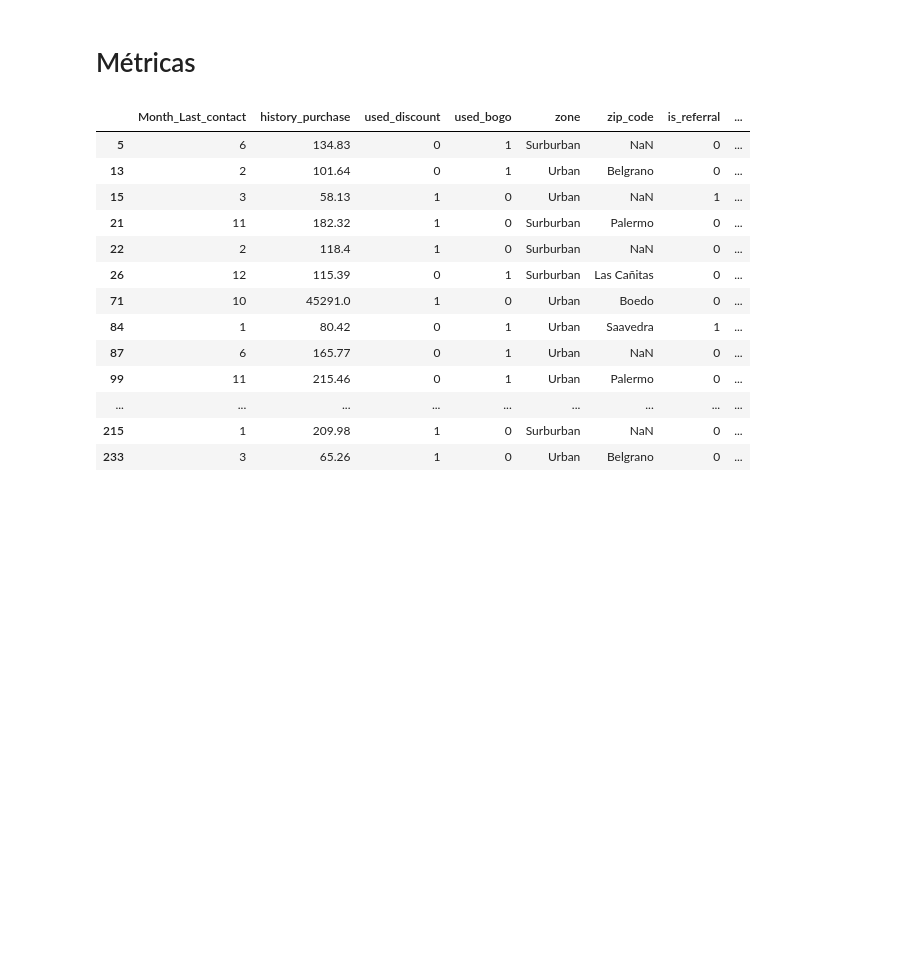
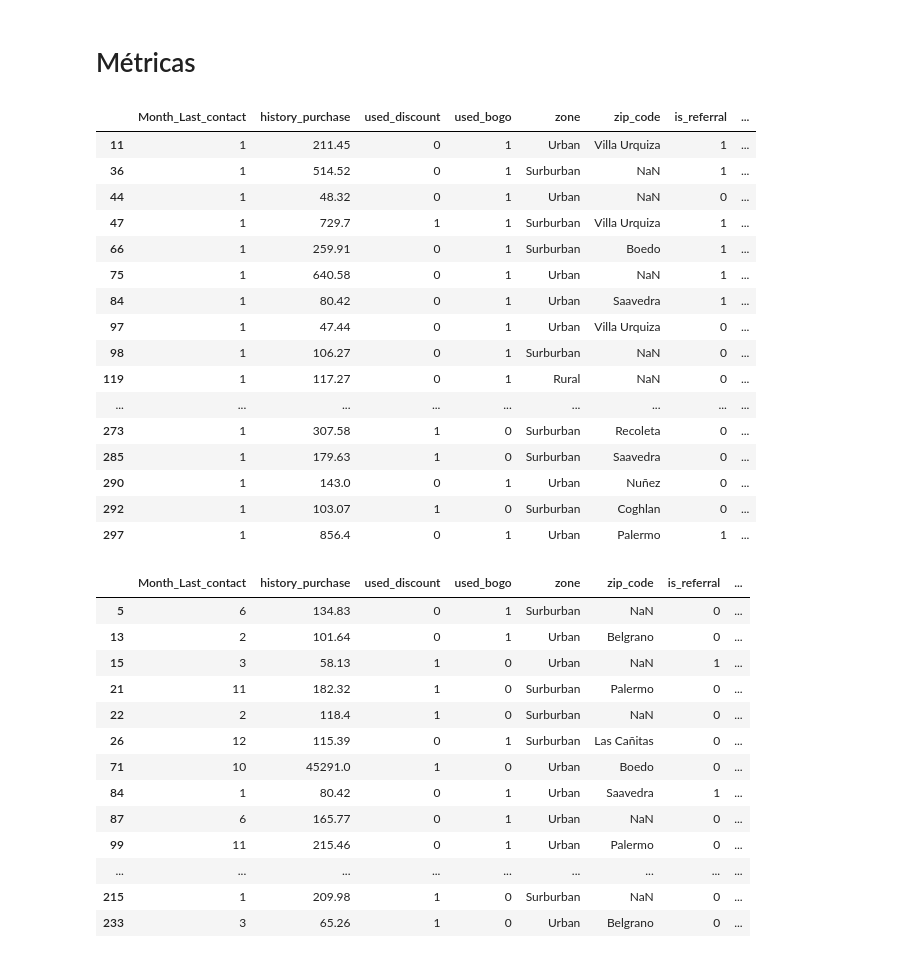
Before and after one commit to Sifrisky/business_analytics, a Jupyter notebook: TareaCoder.ipynb, the cells around one changed output. Cells and saved outputs as stored; diff of their text form; code cells hidden in the pictures; blank space fills up the shorter version.

```diff
--- a/TareaCoder.ipynb
+++ b/TareaCoder.ipynb
@@ -26,6 +26,28 @@ df
 299 rows × 14 columns
 # %% [markdown]
 # Métricas
+# %%
+#Queremos estudiar la cantidad de personas que entraron a la página a través del video.
+
+df[df['Month_Last_contact'] == 1]
+# %% [output]
+|  | Month_Last_contact | history_purchase | used_discount | used_bogo | zone | zip_code | is_referral | ... |
+| 11 | 1 | 211.45 | 0 | 1 | Urban | Villa Urquiza | 1 | ... |
+| 36 | 1 | 514.52 | 0 | 1 | Surburban | NaN | 1 | ... |
+| 44 | 1 | 48.32 | 0 | 1 | Urban | NaN | 0 | ... |
+| 47 | 1 | 729.7 | 1 | 1 | Surburban | Villa Urquiza | 1 | ... |
+| 66 | 1 | 259.91 | 0 | 1 | Surburban | Boedo | 1 | ... |
+| 75 | 1 | 640.58 | 0 | 1 | Urban | NaN | 1 | ... |
+| 84 | 1 | 80.42 | 0 | 1 | Urban | Saavedra | 1 | ... |
+| 97 | 1 | 47.44 | 0 | 1 | Urban | Villa Urquiza | 0 | ... |
+| 98 | 1 | 106.27 | 0 | 1 | Surburban | NaN | 0 | ... |
+| 119 | 1 | 117.27 | 0 | 1 | Rural | NaN | 0 | ... |
+| ... | ... | ... | ... | ... | ... | ... | ... | ... |
+| 273 | 1 | 307.58 | 1 | 0 | Surburban | Recoleta | 0 | ... |
+| 285 | 1 | 179.63 | 1 | 0 | Surburban | Saavedra | 0 | ... |
+| 290 | 1 | 143.0 | 0 | 1 | Urban | Nuñez | 0 | ... |
+| 292 | 1 | 103.07 | 1 | 0 | Surburban | Coghlan | 0 | ... |
+| 297 | 1 | 856.4 | 0 | 1 | Urban | Palermo | 1 | ... |
 # %%
 #Porcentaje de Conversión de personas (¿cuantos completaron el form?) por red social
 
```
Also changed, not shown: parts of 20 cells of this notebook.
